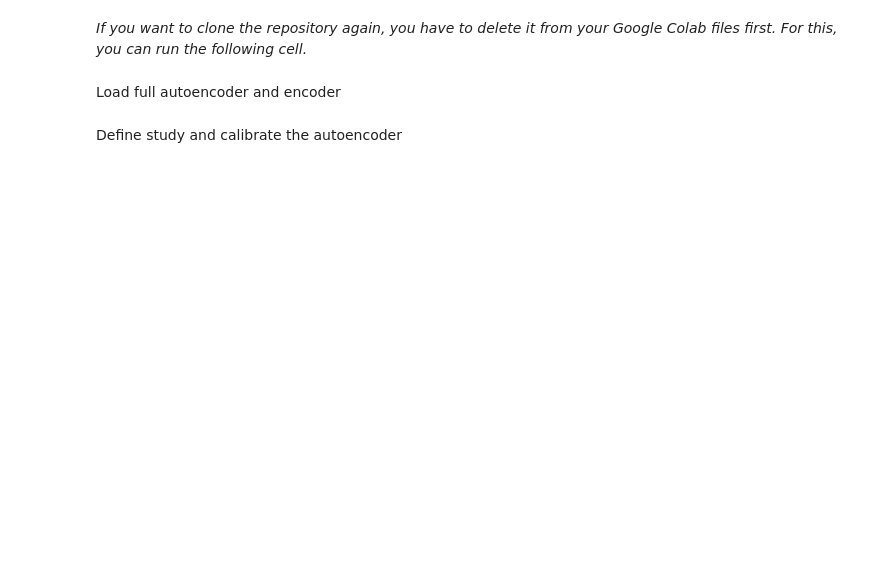
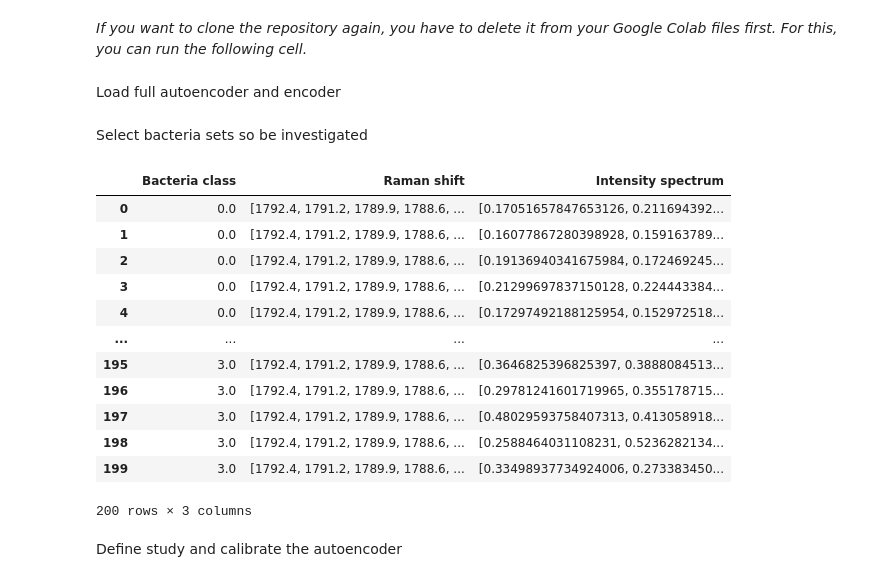
Before and after one commit to Drenderer/LecturePhysicsAwareML, a Jupyter notebook: Autoencoder/main_autoencoder.ipynb, the cells around one changed output. Drawn from its saved outputs; the diff is of its cells as text; code cells hidden in the pictures; blank space fills up the shorter version.

```diff
--- a/Autoencoder/main_autoencoder.ipynb
+++ b/Autoencoder/main_autoencoder.ipynb
@@ -67,2 +70,31 @@ model_E = lm.main(units=units, activation=activation)
+# %% [markdown]
+Select bacteria sets so be investigated
+# %%
+# define bacteria sets to be investigated (numbers between 0 and 29)
+cases = [18, 27, 0, 26]
+raman_shift, intensity_spectrum, label = ld.load_data(cases)
+
+# Create a DataFrame with label, raman_shift, and intensity
+# Only use the first 5 components of raman_shift and intensity for each row
+df = pd.DataFrame({
+    'Bacteria class': label,
+    'Raman shift': [rs[:5] for rs in raman_shift],
+    'Intensity spectrum': [intens[:5] for intens in intensity_spectrum]
+})
+df
+# %% [output]
+|  | Bacteria class | Raman shift | Intensity spectrum |
+| 0 | 0.0 | [1792.4, 1791.2, 1789.9, 1788.6, ... | [0.17051657847653126, 0.211694392... |
+| 1 | 0.0 | [1792.4, 1791.2, 1789.9, 1788.6, ... | [0.16077867280398928, 0.159163789... |
+| 2 | 0.0 | [1792.4, 1791.2, 1789.9, 1788.6, ... | [0.19136940341675984, 0.172469245... |
+| 3 | 0.0 | [1792.4, 1791.2, 1789.9, 1788.6, ... | [0.21299697837150128, 0.224443384... |
+| 4 | 0.0 | [1792.4, 1791.2, 1789.9, 1788.6, ... | [0.17297492188125954, 0.152972518... |
+| ... | ... | ... | ... |
+| 195 | 3.0 | [1792.4, 1791.2, 1789.9, 1788.6, ... | [0.3646825396825397, 0.3888084513... |
+| 196 | 3.0 | [1792.4, 1791.2, 1789.9, 1788.6, ... | [0.29781241601719965, 0.355178715... |
+| 197 | 3.0 | [1792.4, 1791.2, 1789.9, 1788.6, ... | [0.48029593758407313, 0.413058918... |
+| 198 | 3.0 | [1792.4, 1791.2, 1789.9, 1788.6, ... | [0.2588464031108231, 0.5236282134... |
+| 199 | 3.0 | [1792.4, 1791.2, 1789.9, 1788.6, ... | [0.33498937734924006, 0.273383450... |
+200 rows × 3 columns
 # %% [markdown]
 Define study and calibrate the autoencoder
```
Also changed, not shown: parts of 6 cells of this notebook, 4 other files.
